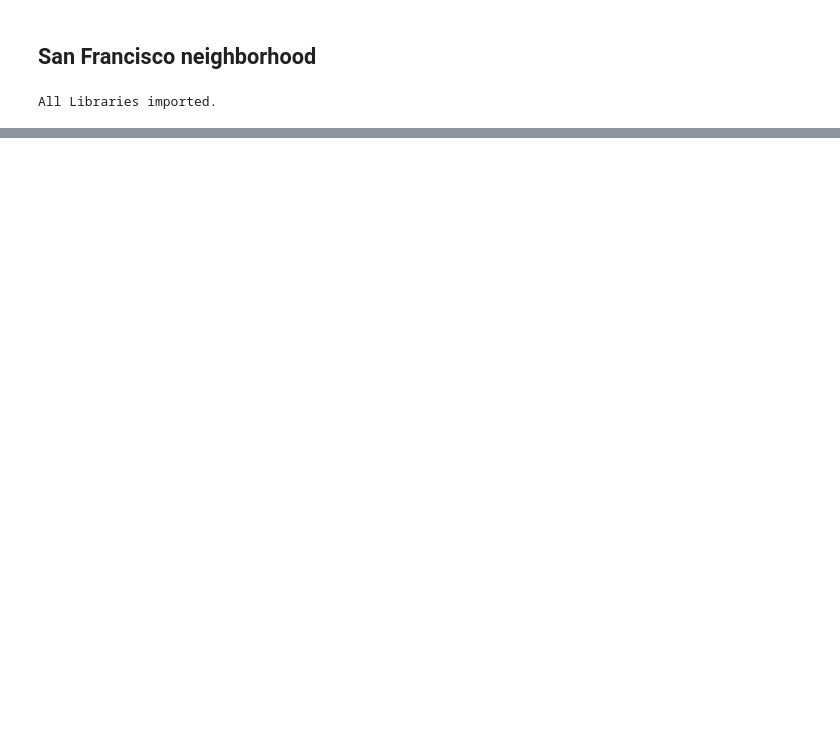
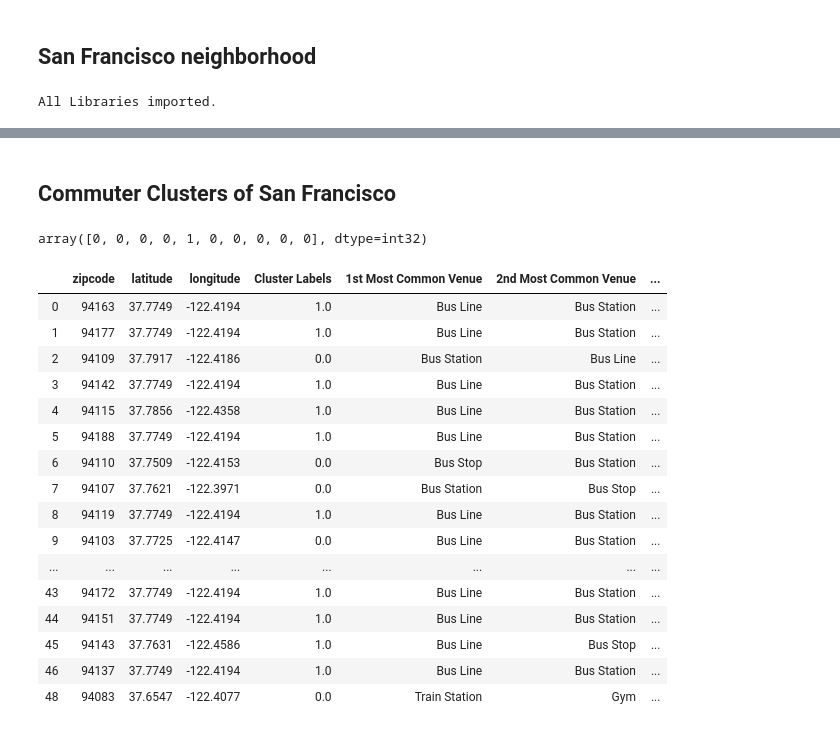
Before and after one commit to umano-git/ibm-ads-capstone, a Jupyter notebook: umano-Capstone-BattleOfNeighborhoods.ipynb, the cells around one changed output, grey strips where cells are left out. Drawn from its saved outputs; the diff is of its cells as text; code cells hidden in the pictures; blank space fills up the shorter version.

Commit message:
added Discussion and cluster analysis

```diff
--- a/umano-Capstone-BattleOfNeighborhoods.ipynb
+++ b/umano-Capstone-BattleOfNeighborhoods.ipynb
@@ -134,0 +318,21 @@ map_sf
+# %%
+num_top_venues = 10
+
+indicators = ['st', 'nd', 'rd']
+
+# create columns according to number of top venues
+columns = ['Zipcode']
+for ind in np.arange(num_top_venues):
+    try:
+        columns.append('{}{} Most Common Venue'.format(ind+1, indicators[ind]))
+    except:
+        columns.append('{}th Most Common Venue'.format(ind+1))
+
+# create a new dataframe
+zipcode_venues_sorted = pd.DataFrame(columns=columns)
+zipcode_venues_sorted['Zipcode'] = sfo_grouped['Zipcode']
+
+for ind in np.arange(sfo_grouped.shape[0]):
+    zipcode_venues_sorted.iloc[ind, 1:] = return_most_common_venues(sfo_grouped.iloc[ind, :], num_top_venues)
+
+zipcode_venues_sorted.head()
@@ -134,0 +346,44 @@ map_sf
+# %% [markdown]
+## Commuter Clusters of San Francisco <a class="anchor" id="cluster-sfdata"></a>
+# %%
+# set number of clusters
+kclusters = 5
+
+sfo_grouped_clustering = sfo_grouped.drop('Zipcode', 1)
+
+# run k-means clustering
+kmeans = KMeans(n_clusters=kclusters, random_state=0).fit(sfo_grouped_clustering)
+
+# check cluster labels generated for each row in the dataframe
+kmeans.labels_[0:10]
+# %% [output]
+array([0, 0, 0, 0, 1, 0, 0, 0, 0, 0], dtype=int32)
+# %%
+# add clustering labels
+zipcode_venues_sorted.insert(0, 'Cluster Labels', kmeans.labels_)
+#print(sfo_merged.head(5))
+sfo_merged = sfo
+
+# merge sfo_grouped with sfo_data to add latitude/longitude for each neighborhood
+sfo_merged = sfo_merged.join(zipcode_venues_sorted.set_index('Zipcode'), on='zipcode')
+
+sfo_merged.dropna(subset=['Cluster Labels'],inplace=True)
+sfo_merged # check the last columns!
+# %% [output]
+|  | zipcode | latitude | longitude | Cluster Labels | 1st Most Common Venue | 2nd Most Common Venue | ... |
+| 0 | 94163 | 37.7749 | -122.4194 | 1.0 | Bus Line | Bus Station | ... |
+| 1 | 94177 | 37.7749 | -122.4194 | 1.0 | Bus Line | Bus Station | ... |
+| 2 | 94109 | 37.7917 | -122.4186 | 0.0 | Bus Station | Bus Line | ... |
+| 3 | 94142 | 37.7749 | -122.4194 | 1.0 | Bus Line | Bus Station | ... |
+| 4 | 94115 | 37.7856 | -122.4358 | 1.0 | Bus Line | Bus Station | ... |
+| 5 | 94188 | 37.7749 | -122.4194 | 1.0 | Bus Line | Bus Station | ... |
+| 6 | 94110 | 37.7509 | -122.4153 | 0.0 | Bus Stop | Bus Station | ... |
+| 7 | 94107 | 37.7621 | -122.3971 | 0.0 | Bus Station | Bus Stop | ... |
+| 8 | 94119 | 37.7749 | -122.4194 | 1.0 | Bus Line | Bus Station | ... |
+| 9 | 94103 | 37.7725 | -122.4147 | 0.0 | Bus Line | Bus Station | ... |
+| ... | ... | ... | ... | ... | ... | ... | ... |
+| 43 | 94172 | 37.7749 | -122.4194 | 1.0 | Bus Line | Bus Station | ... |
+| 44 | 94151 | 37.7749 | -122.4194 | 1.0 | Bus Line | Bus Station | ... |
+| 45 | 94143 | 37.7631 | -122.4586 | 1.0 | Bus Line | Bus Stop | ... |
+| 46 | 94137 | 37.7749 | -122.4194 | 1.0 | Bus Line | Bus Station | ... |
+| 48 | 94083 | 37.6547 | -122.4077 | 0.0 | Train Station | Gym | ... |
```
Also changed, not shown: parts of 38 cells of this notebook.
